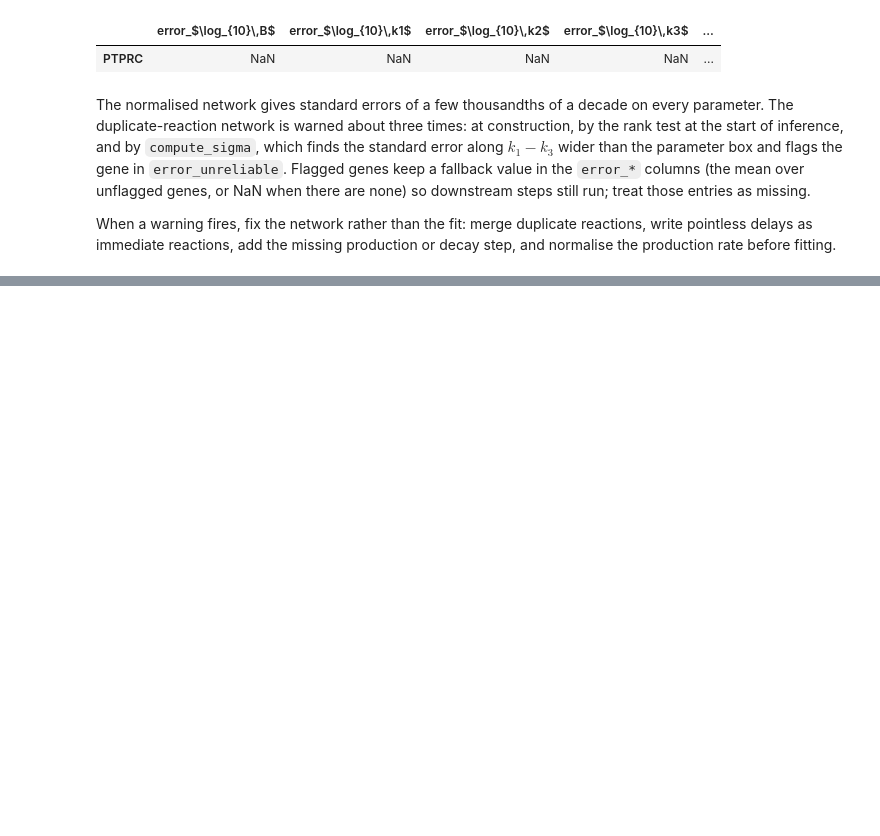
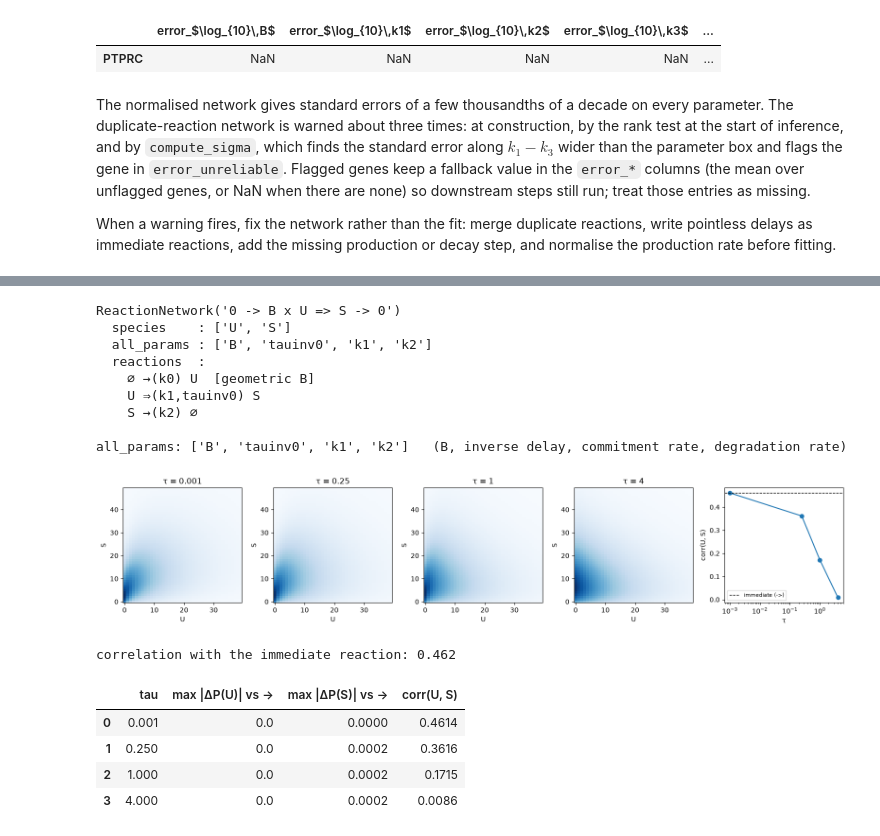
Before and after one commit to pachterlab/monod, a Jupyter notebook: demos/reaction_networks.ipynb, the cells around one changed output, grey strips where cells are left out. Cells and saved outputs as stored; diff of their text form; code cells hidden in the pictures; blank space fills up the shorter version.

```diff
--- a/demos/reaction_networks.ipynb
+++ b/demos/reaction_networks.ipynb
@@ -836,0 +850,52 @@ When a warning fires, fix the network rather than the fit: merge duplicate react
+# %%
+import pandas as pd
+
+net_delay = ReactionNetwork('0 -> B x U => S -> 0', normalize_production_rate=True)
+print(net_delay)
+print('\nall_params:', net_delay.all_params, '  (B, inverse delay, commitment rate, degradation rate)')
+
+m_delay = CMEModel('Custom', 'None', network='0 -> B x U => S -> 0', normalize_production_rate=True,
+                   min_fudge=0.05, max_fudge=15)
+m_now = CMEModel('Custom', 'None', network='0 -> B x U -> S -> 0', normalize_production_rate=True,
+                 min_fudge=0.05, max_fudge=15)
+B_d, k_commit, gamma_d = 5.0, 1.0, 0.5
+LIM_D = [40, 50]
+pss_now = m_now.eval_model_pss(np.log10([B_d, k_commit, gamma_d]), LIM_D)
+
+def corr(pss):
+    u = np.arange(pss.shape[0])[:, None]; s = np.arange(pss.shape[1])[None, :]
+    mu_u, mu_s = (pss * u).sum(), (pss * s).sum()
+    cov = (pss * (u - mu_u) * (s - mu_s)).sum()
+    return cov / np.sqrt((pss * (u - mu_u) ** 2).sum() * (pss * (s - mu_s) ** 2).sum())
+
+taus = [0.001, 0.25, 1.0, 4.0]
+fig, axes = plt.subplots(1, len(taus) + 1, figsize=(16, 3.4))
+rows = []
+for ax, tau in zip(axes, taus):
+    pss = m_delay.eval_model_pss(np.log10([B_d, 1 / tau, k_commit, gamma_d]), LIM_D)
+    rows.append((tau, np.abs(pss.sum(1) - pss_now.sum(1)).max(), np.abs(pss.sum(0) - pss_now.sum(0)).max(), corr(pss)))
+    ax.imshow(pss.T, origin='lower', aspect='auto', cmap='Blues', norm=mcolors.PowerNorm(gamma=0.4, vmin=0))
+    ax.set_title(f'τ = {tau:g}'); ax.set_xlabel('U'); ax.set_ylabel('S')
+tab = pd.DataFrame(rows, columns=['tau', 'max |ΔP(U)| vs ->', 'max |ΔP(S)| vs ->', 'corr(U, S)'])
+axes[-1].plot(tab['tau'], tab['corr(U, S)'], 'o-'); axes[-1].axhline(corr(pss_now), color='k', ls='--', lw=1, label='immediate (->)')
+axes[-1].set_xscale('log'); axes[-1].set_xlabel('τ'); axes[-1].set_ylabel('corr(U, S)'); axes[-1].legend(fontsize=8)
+plt.tight_layout(); plt.savefig('figures/network_delay_joint.png', dpi=130); plt.show()
+print(f'correlation with the immediate reaction: {corr(pss_now):.3f}')
+tab.round(4)
+# %% [output]
+ReactionNetwork('0 -> B x U => S -> 0')
+  species    : ['U', 'S']
+  all_params : ['B', 'tauinv0', 'k1', 'k2']
+  reactions  :
+    ∅ →(k0) U  [geometric B]
+    U ⇒(k1,tauinv0) S
+    S →(k2) ∅
+
+all_params: ['B', 'tauinv0', 'k1', 'k2']   (B, inverse delay, commitment rate, degradation rate)
+[figure, added]
+correlation with the immediate reaction: 0.462
+|  | tau | max |ΔP(U)| vs -> | max |ΔP(S)| vs -> | corr(U, S) |
+| 0 | 0.001 | 0.0 | 0.0000 | 0.4614 |
+| 1 | 0.250 | 0.0 | 0.0002 | 0.3616 |
+| 2 | 1.000 | 0.0 | 0.0002 | 0.1715 |
+| 3 | 4.000 | 0.0 | 0.0002 | 0.0086 |
```
Also changed, not shown: parts of 7 cells of this notebook, 13 other files.
